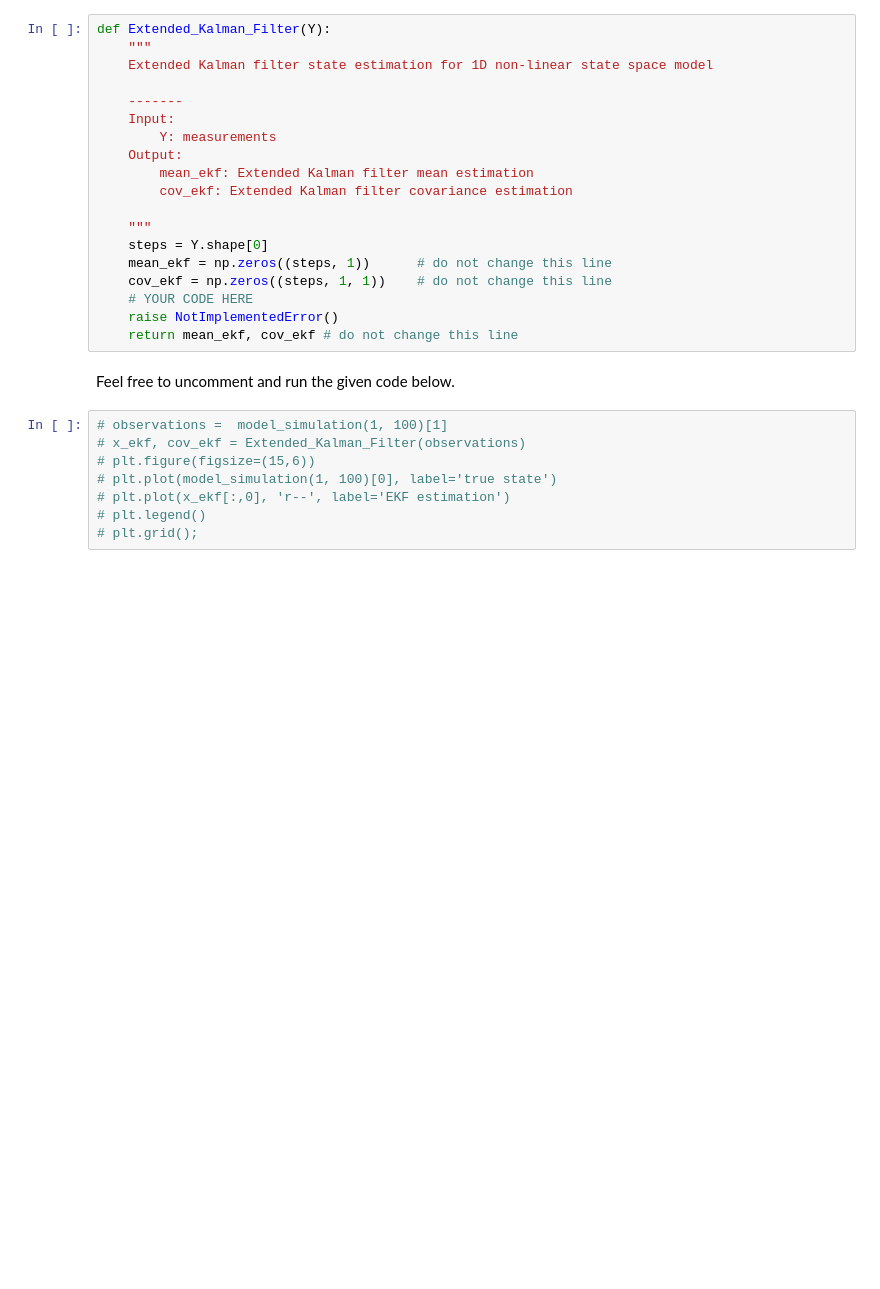
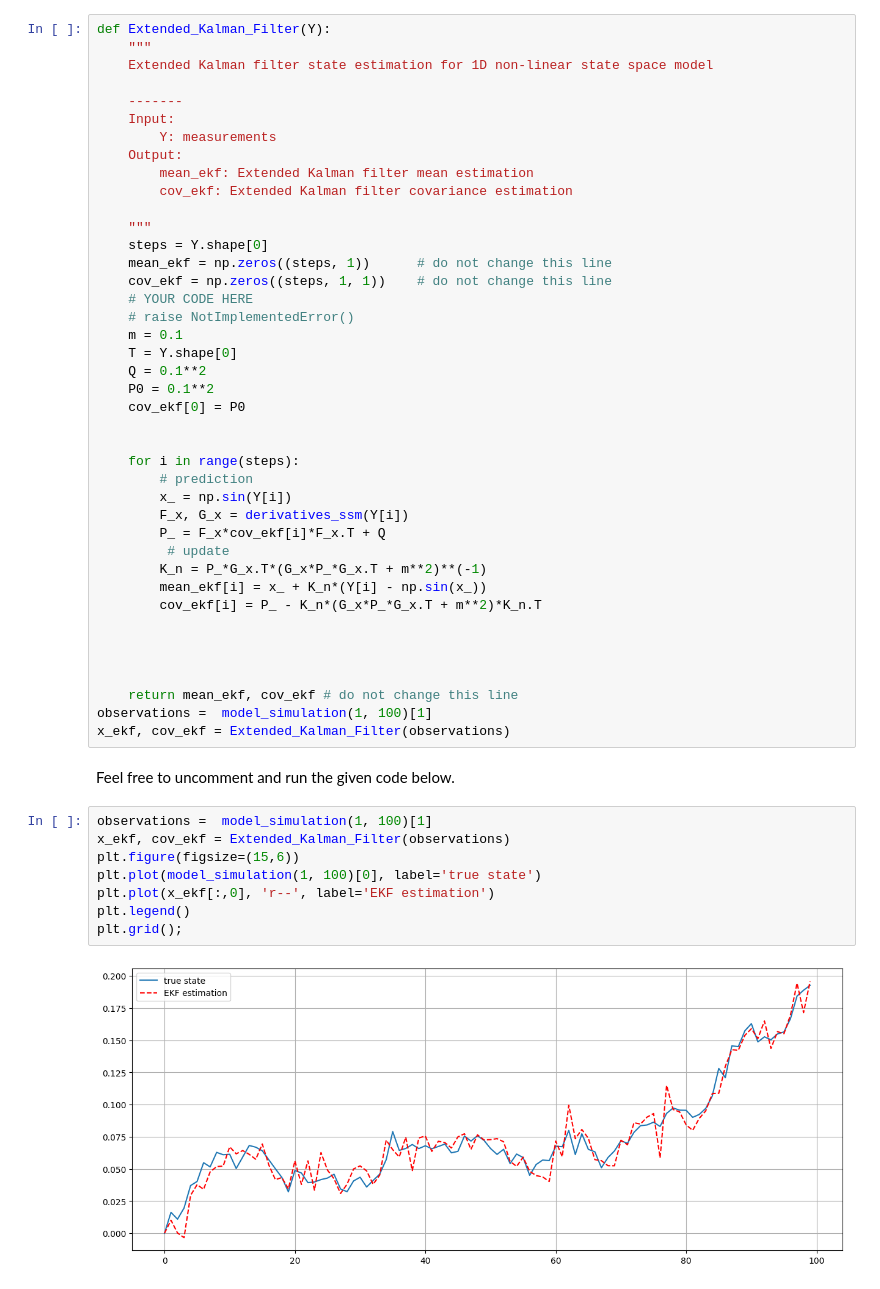
Before and after one commit to Nandu-Jagdish/BasicsOfSensorFusion23_Aalto, a Jupyter notebook: Homework10/HW10.ipynb, the cells around one changed output. Drawn from its saved outputs; the diff is of its cells as text; blank space fills up the shorter version.

```diff
--- a/Homework10/HW10.ipynb
+++ b/Homework10/HW10.ipynb
@@ -122,15 +122,39 @@ def Extended_Kalman_Filter(Y):
     mean_ekf = np.zeros((steps, 1))      # do not change this line
     cov_ekf = np.zeros((steps, 1, 1))    # do not change this line
     # YOUR CODE HERE
-    raise NotImplementedError()
+    # raise NotImplementedError()
+    m = 0.1
+    T = Y.shape[0]
+    Q = 0.1**2
+    P0 = 0.1**2
+    cov_ekf[0] = P0
+
+
+    for i in range(steps):
+        # prediction
+        x_ = np.sin(Y[i])
+        F_x, G_x = derivatives_ssm(Y[i])
+        P_ = F_x*cov_ekf[i]*F_x.T + Q
+         # update
+        K_n = P_*G_x.T*(G_x*P_*G_x.T + m**2)**(-1)
+        mean_ekf[i] = x_ + K_n*(Y[i] - np.sin(x_))
+        cov_ekf[i] = P_ - K_n*(G_x*P_*G_x.T + m**2)*K_n.T
+
+
+
+
     return mean_ekf, cov_ekf # do not change this line
+observations =  model_simulation(1, 100)[1]
+x_ekf, cov_ekf = Extended_Kalman_Filter(observations)
 # %% [markdown]
 Feel free to uncomment and run the given code below.
 # %%
-# observations =  model_simulation(1, 100)[1]
-# x_ekf, cov_ekf = Extended_Kalman_Filter(observations)
-# plt.figure(figsize=(15,6))
-# plt.plot(model_simulation(1, 100)[0], label='true state')
-# plt.plot(x_ekf[:,0], 'r--', label='EKF estimation')
-# plt.legend()
-# plt.grid();
+observations =  model_simulation(1, 100)[1]
+x_ekf, cov_ekf = Extended_Kalman_Filter(observations)
+plt.figure(figsize=(15,6))
+plt.plot(model_simulation(1, 100)[0], label='true state')
+plt.plot(x_ekf[:,0], 'r--', label='EKF estimation')
+plt.legend()
+plt.grid();
+# %% [output]
+[figure, added]
```
